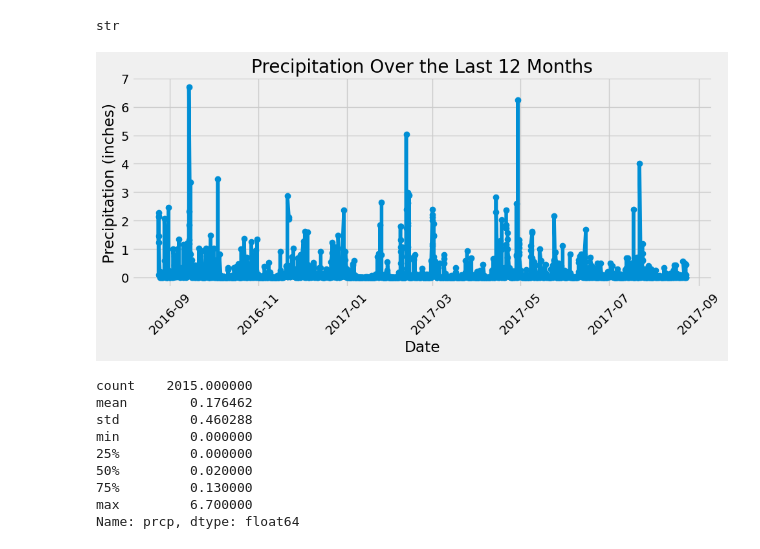
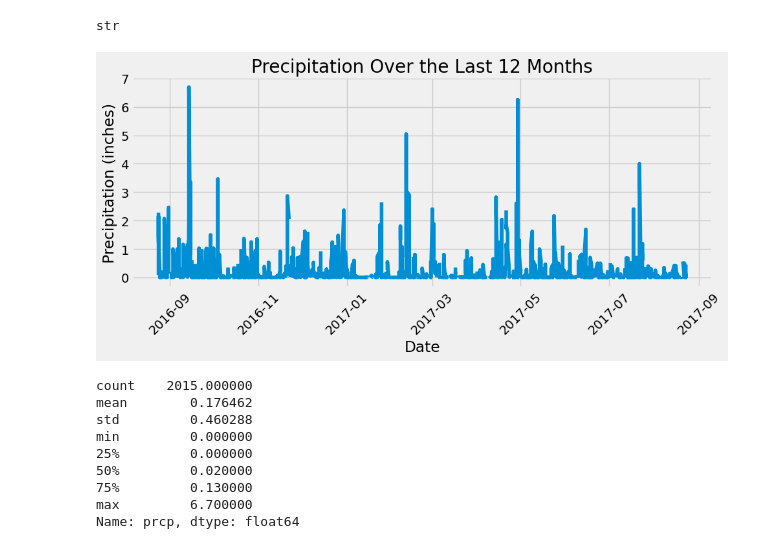
Before and after one commit to tredercode/sqlalchemy-challenge, a Jupyter notebook: surfsup/climate.ipynb, the cells around one changed output. Drawn from its saved outputs; the diff is of its cells as text; code cells hidden in the pictures.

```diff
--- a/surfsup/climate.ipynb
+++ b/surfsup/climate.ipynb
@@ -51,34 +51,34 @@ str
 # %%
 # Design a query to retrieve the last 12 months of precipitation data and plot the results.
 # Starting from the most recent data point in the database.
 most_recent_date = pd.to_datetime(most_recent_date)
 
 # Calculate the date one year from the last date in data set.
 one_year_ago = most_recent_date - pd.DateOffset(months=12)
 
 # Perform a query to retrieve the data and precipitation scores
 precipitatioin_data = session.query(measurement_table.date,measurement_table.prcp).\
     filter(measurement_table.date >= str(one_year_ago)).\
     order_by(measurement_table.date).all()
 
 # Save the query results as a Pandas DataFrame. Explicitly set the column names
 df = pd.DataFrame(precipitatioin_data, columns=['date','prcp'])
 
 # Sort the dataframe by date
 df['date'] = pd.to_datetime(df['date'])
 df.sort_values('date', inplace=True)
 
 # Use Pandas Plotting with Matplotlib to plot the data
 plt.figure(figsize=(10, 5))
-plt.plot(df['date'], df['prcp'], marker='o')
+plt.plot(df['date'], df['prcp'])
 plt.title('Precipitation Over the Last 12 Months')
 plt.xlabel('Date')
 plt.ylabel('Precipitation (inches)')
 plt.xticks(rotation=45)
 plt.tight_layout()
 plt.show()
 # %% [output]
-[figure, old version]
+[figure, new version]
 # %%
 # Use Pandas to calculate the summary statistics for the precipitation data
 summary = df['prcp'].describe()
```
Also changed, not shown: 1 other file.
